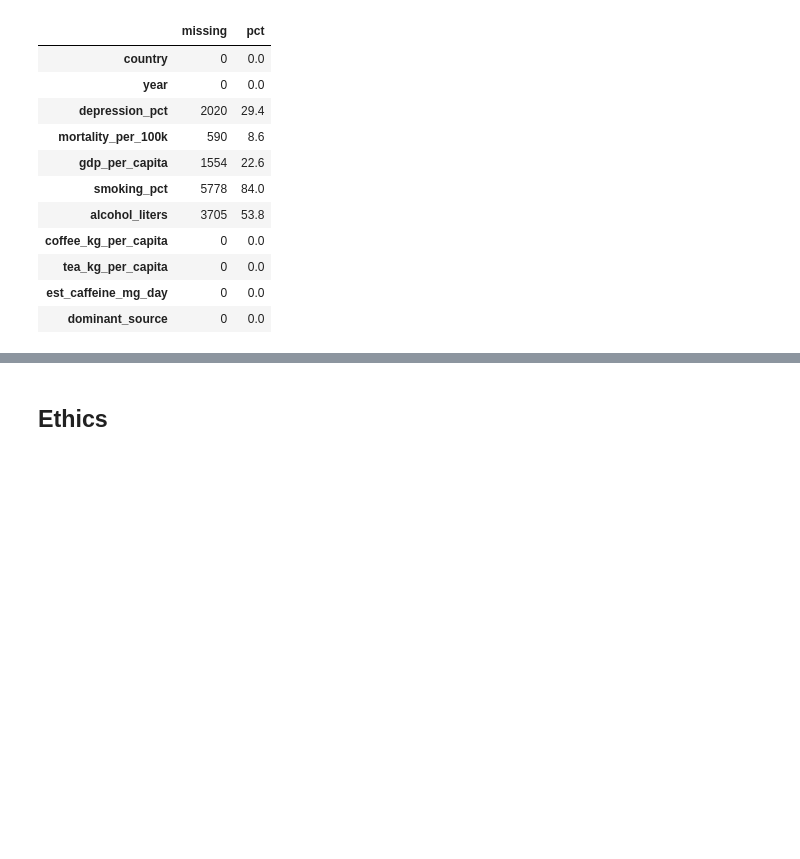
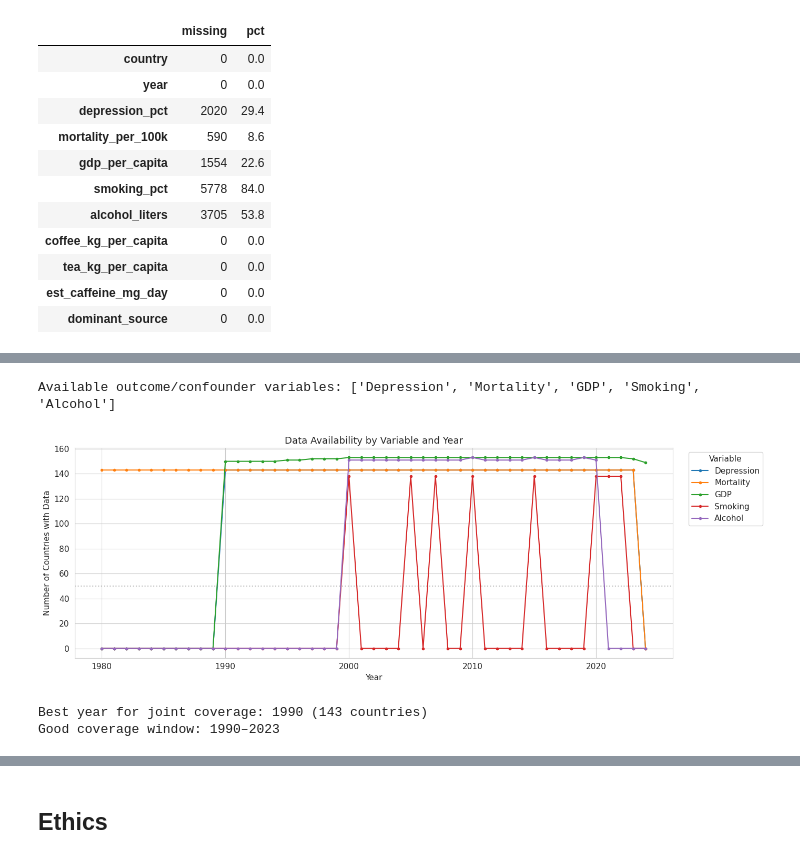
Before and after one commit to COGS108/Group077_WI26, a Jupyter notebook: 02-EDACheckpoint.ipynb, the cells around one changed output, grey strips where cells are left out. Cells and saved outputs as stored; diff of their text form; code cells hidden in the pictures; blank space fills up the shorter version.

```diff
--- a/02-EDACheckpoint.ipynb
+++ b/02-EDACheckpoint.ipynb
@@ -530,0 +556,40 @@ Some more words and stuff.  Remember notebooks work best if you interleave the c
+# %%
+## Data availability across years
+# Dynamically detect which outcome/confounder columns exist
+outcome_vars = []
+for col, label in [('depression_pct', 'Depression'), ('mortality_per_100k', 'Mortality'),
+                    ('gdp_per_capita', 'GDP'), ('smoking_pct', 'Smoking'),
+                    ('alcohol_liters', 'Alcohol')]:
+    if col in merged.columns:
+        outcome_vars.append((col, label))
+
+print(f"Available outcome/confounder variables: {[l for _, l in outcome_vars]}")
+
+coverage = pd.DataFrame({
+    label: merged.groupby('year')[col].apply(lambda x: x.notna().sum())
+    for col, label in outcome_vars
+})
+
+fig, ax = plt.subplots(figsize=(14, 5))
+coverage.plot(ax=ax, marker='o', markersize=3, linewidth=1.5)
+ax.set_xlabel('Year')
+ax.set_ylabel('Number of Countries with Data')
+ax.set_title('Data Availability by Variable and Year')
+ax.legend(title='Variable', bbox_to_anchor=(1.02, 1), loc='upper left')
+ax.axhline(y=50, color='gray', ls=':', alpha=0.5)
+plt.tight_layout()
+plt.savefig(FIG / '01a_data_availability.png', dpi=150, bbox_inches='tight')
+plt.show()
+
+if len(outcome_vars) >= 2:
+    joint = merged.dropna(subset=[c for c, _ in outcome_vars[:2]])
+    yr_counts = joint.groupby('year')['country'].nunique()
+    print(f"Best year for joint coverage: {yr_counts.idxmax():.0f} ({yr_counts.max()} countries)")
+    good = yr_counts[yr_counts > yr_counts.max() * 0.8]
+    if len(good) > 0:
+        print(f"Good coverage window: {good.index.min():.0f}–{good.index.max():.0f}")
+# %% [output]
+Available outcome/confounder variables: ['Depression', 'Mortality', 'GDP', 'Smoking', 'Alcohol']
+[figure, added]
+Best year for joint coverage: 1990 (143 countries)
+Good coverage window: 1990–2023
```
Also changed, not shown: parts of 33 cells of this notebook.
